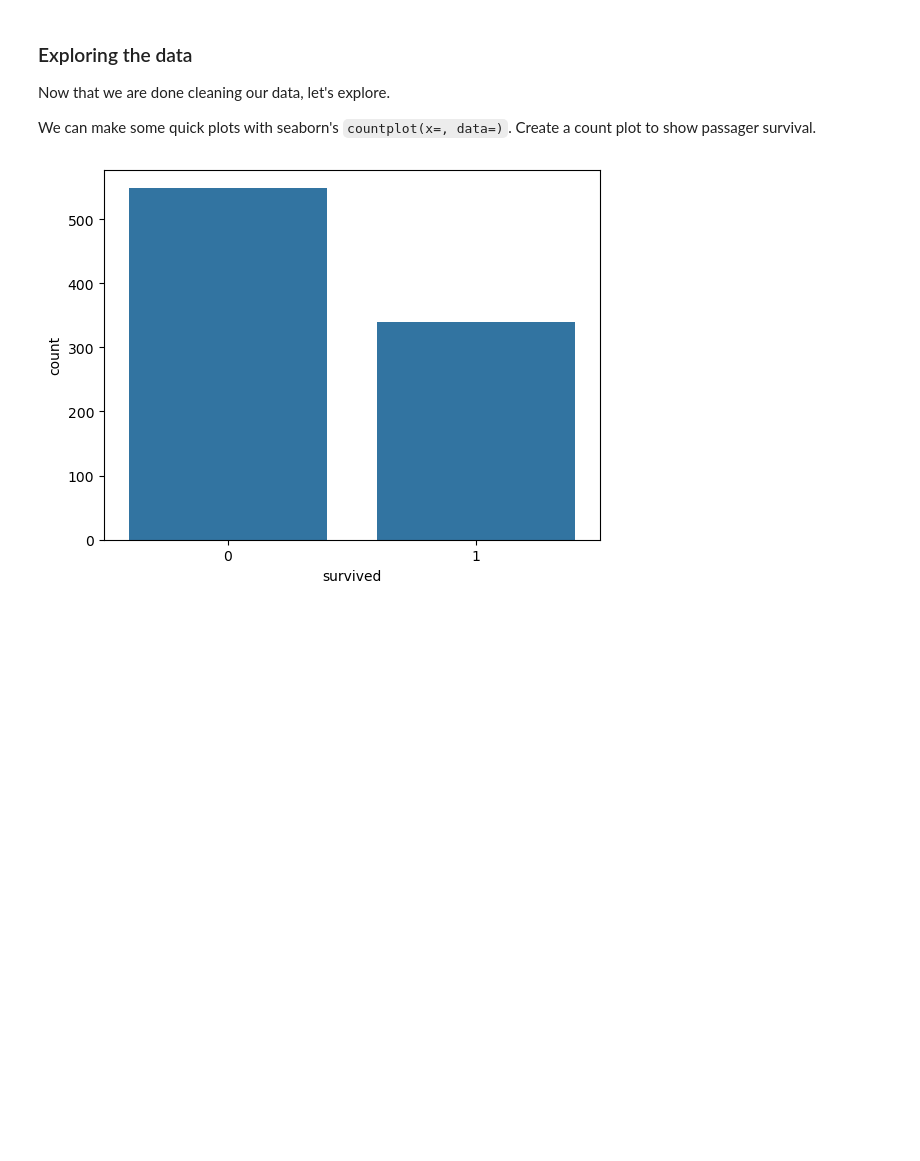
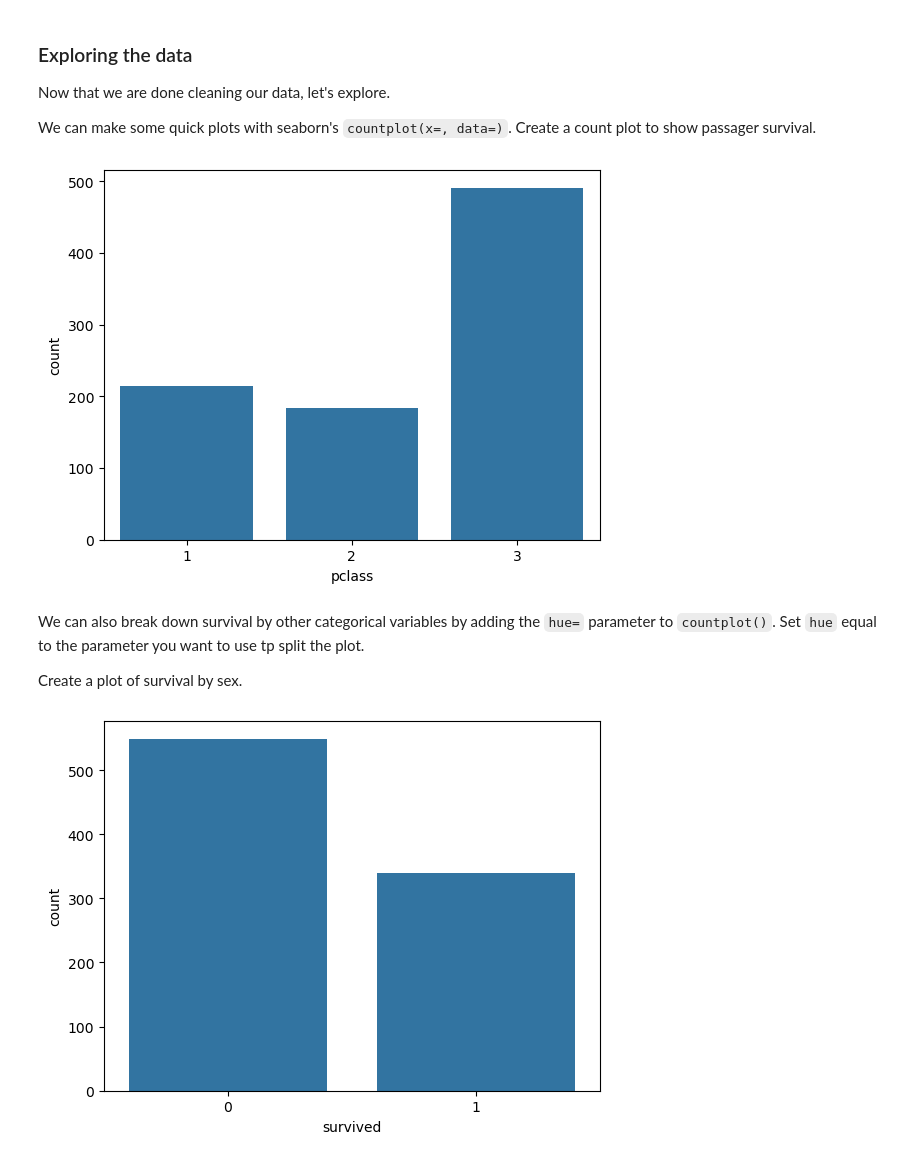
Before and after one commit to EPIC-Campus-LPS/titanic-classification-model-coledobmeier, a Jupyter notebook: FAI_Titanic.ipynb, the cells around one changed output. Drawn from its saved outputs; the diff is of its cells as text; code cells hidden in the pictures; blank space fills up the shorter version.

```diff
--- a/FAI_Titanic.ipynb
+++ b/FAI_Titanic.ipynb
@@ -196,6 +196,16 @@ Now that we are done cleaning our data, let's explore.
 
 
 We can make some quick plots with seaborn's `countplot(x=, data=)`. Create a count plot to show passager survival.
+# %%
+sns.countplot(x='pclass', data=df)
+plt.show()
+# %% [output]
+[figure, added]
+# %% [markdown]
+We can also break down survival by other categorical variables by adding the `hue=` parameter to `countplot()`. Set `hue` equal to the parameter you want to use tp split the plot.
+
+
+Create a plot of survival by sex.
 # %%
 sns.countplot(x ='survived', data = df)
 plt.show()
```
Also changed, not shown: parts of 4 cells of this notebook.
